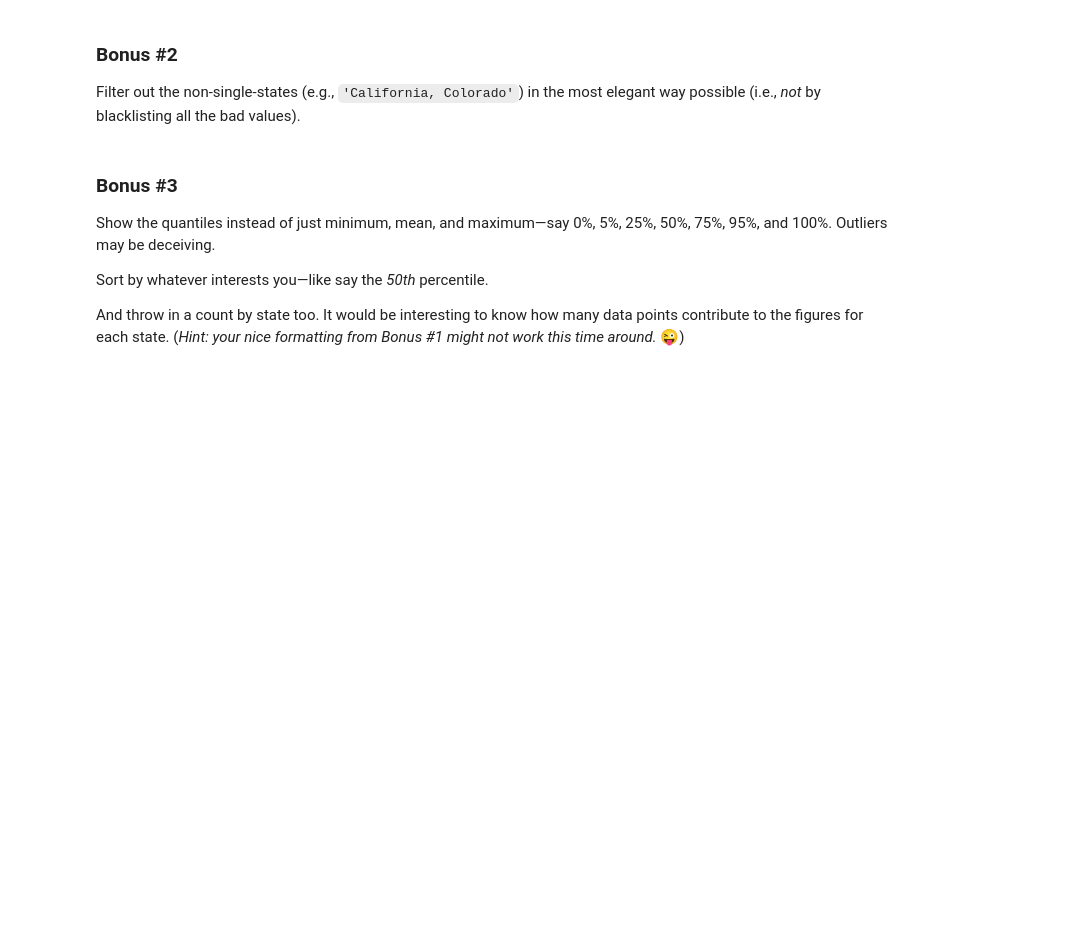
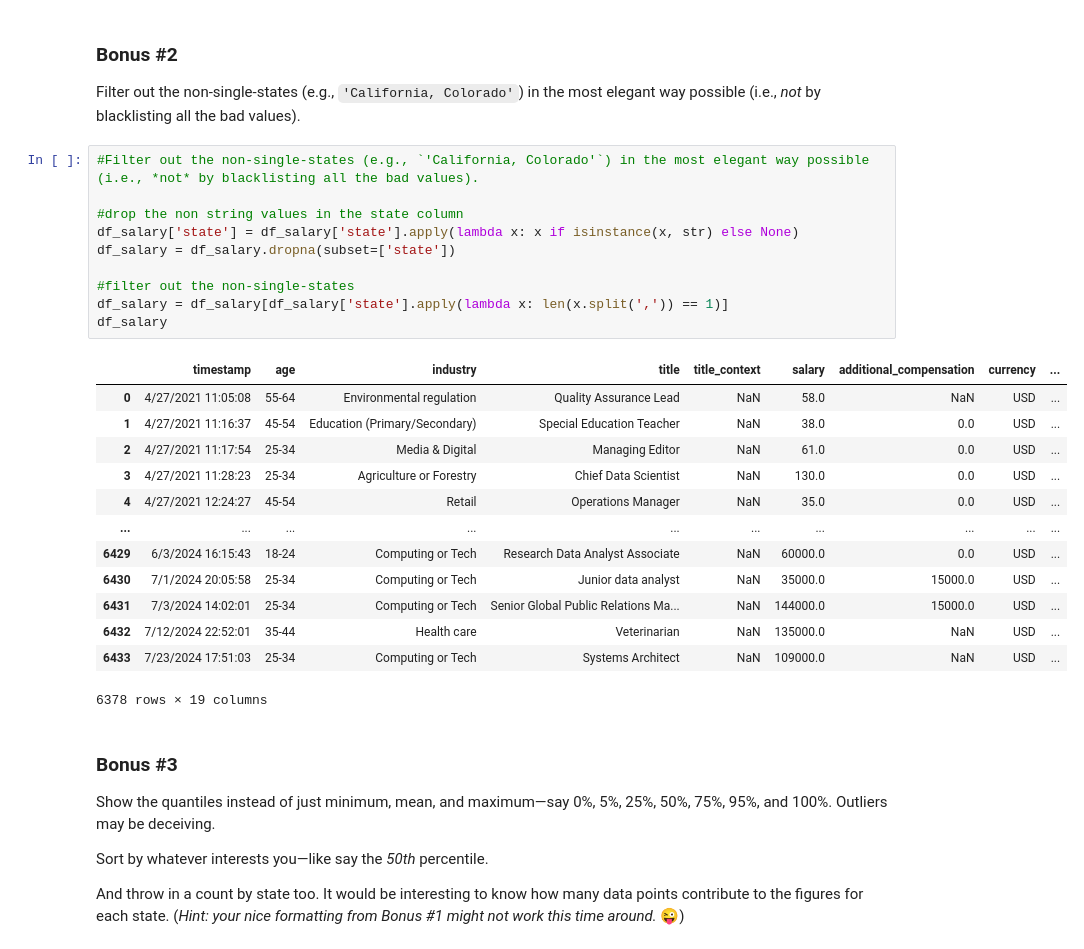
Before and after one commit to lxwooxy/my-fork-2024-fall-data-science, a Jupyter notebook: Week-02-DS-Overview-and-Data/Exercise-gw.ipynb, the cells around one changed output. Drawn from its saved outputs; the diff is of its cells as text; blank space fills up the shorter version.

```diff
--- a/Week-02-DS-Overview-and-Data/Exercise-gw.ipynb
+++ b/Week-02-DS-Overview-and-Data/Exercise-gw.ipynb
@@ -544,6 +755,30 @@ This time, format the table output nicely (*$12,345.00*) without modifying the v
 ### Bonus #2
 
 Filter out the non-single-states (e.g., `'California, Colorado'`) in the most elegant way possible (i.e., *not* by blacklisting all the bad values).
+# %%
+#Filter out the non-single-states (e.g., `'California, Colorado'`) in the most elegant way possible (i.e., *not* by blacklisting all the bad values).
+
+#drop the non string values in the state column
+df_salary['state'] = df_salary['state'].apply(lambda x: x if isinstance(x, str) else None)
+df_salary = df_salary.dropna(subset=['state'])
+
+#filter out the non-single-states
+df_salary = df_salary[df_salary['state'].apply(lambda x: len(x.split(',')) == 1)]
+df_salary
+# %% [output]
+|  | timestamp | age | industry | title | title_context | salary | additional_compensation | currency | ... |
+| 0 | 4/27/2021 11:05:08 | 55-64 | Environmental regulation | Quality Assurance Lead | NaN | 58.0 | NaN | USD | ... |
+| 1 | 4/27/2021 11:16:37 | 45-54 | Education (Primary/Secondary) | Special Education Teacher | NaN | 38.0 | 0.0 | USD | ... |
+| 2 | 4/27/2021 11:17:54 | 25-34 | Media & Digital | Managing Editor | NaN | 61.0 | 0.0 | USD | ... |
+| 3 | 4/27/2021 11:28:23 | 25-34 | Agriculture or Forestry | Chief Data Scientist | NaN | 130.0 | 0.0 | USD | ... |
+| 4 | 4/27/2021 12:24:27 | 45-54 | Retail | Operations Manager | NaN | 35.0 | 0.0 | USD | ... |
+| ... | ... | ... | ... | ... | ... | ... | ... | ... | ... |
+| 6429 | 6/3/2024 16:15:43 | 18-24 | Computing or Tech | Research Data Analyst Associate | NaN | 60000.0 | 0.0 | USD | ... |
+| 6430 | 7/1/2024 20:05:58 | 25-34 | Computing or Tech | Junior data analyst | NaN | 35000.0 | 15000.0 | USD | ... |
+| 6431 | 7/3/2024 14:02:01 | 25-34 | Computing or Tech | Senior Global Public Relations Ma... | NaN | 144000.0 | 15000.0 | USD | ... |
+| 6432 | 7/12/2024 22:52:01 | 35-44 | Health care | Veterinarian | NaN | 135000.0 | NaN | USD | ... |
+| 6433 | 7/23/2024 17:51:03 | 25-34 | Computing or Tech | Systems Architect | NaN | 109000.0 | NaN | USD | ... |
+6378 rows × 19 columns
 # %% [markdown]
 ### Bonus #3
 
```
Also changed, not shown: parts of 20 cells of this notebook, 3 other files.
